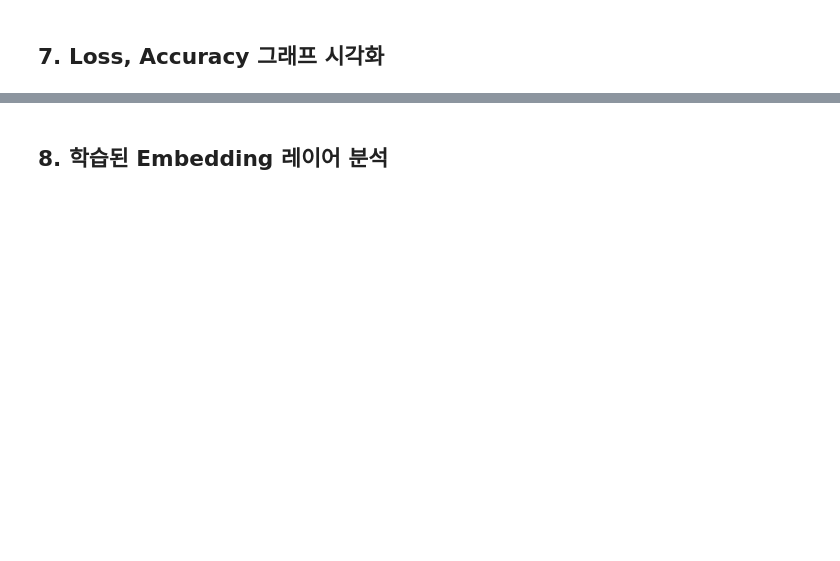
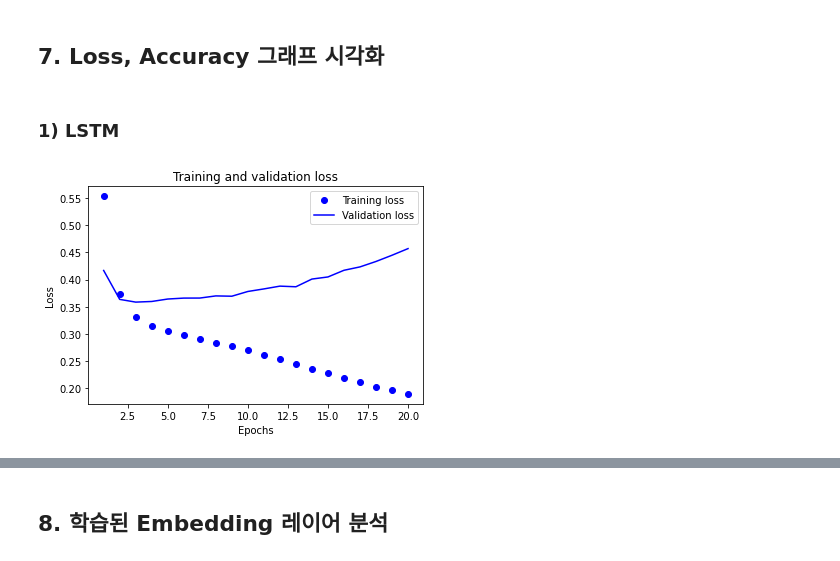
Before and after one commit to jx-dohwan/Aiffel_Exp_Project, a Jupyter notebook: [Exp_8]Analyzing_the_Sensibility_of_Film_Review_Texts.ipynb, the cells around one changed output, grey strips where cells are left out. Cells and saved outputs as stored; diff of their text form; code cells hidden in the pictures; blank space fills up the shorter version.

```diff
--- a/[Exp_8]Analyzing_the_Sensibility_of_Film_Review_Texts.ipynb
+++ b/[Exp_8]Analyzing_the_Sensibility_of_Film_Review_Texts.ipynb
@@ -82,7 +85,7 @@ print(gensim.__version__)
 # %% [markdown]
 ## 2. 데이터 준비와 확인
 # %%
-base_path = "/content/drive/MyDrive/인공지능/아이펠/ES/data/Analyzing the Sensibility of Film Review Texts"
+base_path = "/content/drive/MyDrive/인공지능/아이펠/ES/data/영화텍스트감성분석"
 train_data = pd.read_table(base_path+'/ratings_train.txt')
 test_data = pd.read_table(base_path+'/ratings_test.txt')
 
@@ -142,11 +145,11 @@ def load_data(train_data, test_data, num_words=10000):
     words = np.concatenate(X_train).tolist()
     counter = Counter(words)
     counter = counter.most_common(10000-4)
-    vocab = ['', '', '', ''] + [key for key, _ in counter]
+    vocab = ['<PAD>', '<BOS>', '<UNK>', '<UNUSED>'] + [key for key, _ in counter]
     word_to_index = {word:index for index, word in enumerate(vocab)}
 
     def wordlist_to_indexlist(wordlist):
-        return [word_to_index[word] if word in word_to_index else word_to_index[''] for word in wordlist]
+        return [word_to_index[word] if word in word_to_index else word_to_index['<UNK>'] for word in wordlist]
 
     X_train = list(map(wordlist_to_indexlist, X_train))
     X_test = list(map(wordlist_to_indexlist, X_test))
@@ -187,0 +376,13 @@ keras.preprocessing.sequence.pad_sequences 을 활용한 패딩 추가
+# %%
+model_lstm.compile(optimizer='adam',
+              loss='binary_crossentropy',
+              metrics=['accuracy'])
+
+epochs=20  # 몇 epoch를 훈련하면 좋을지 결과를 보면서 바꾸어 봅시다.
+
+history_lstm = model_lstm.fit(partial_X_train,
+                    partial_y_train,
+                    epochs=epochs,
+                    batch_size=512,
+                    validation_data=(X_val, y_val),
+                    verbose=1)
@@ -188,2 +494,28 @@ keras.preprocessing.sequence.pad_sequences 을 활용한 패딩 추가
 # %% [markdown]
 ## 7. Loss, Accuracy 그래프 시각화
+# %% [markdown]
+### 1) LSTM
+# %%
+import matplotlib.pyplot as plt
+
+history_dict = history_lstm.history
+
+acc = history_dict['accuracy']
+val_acc = history_dict['val_accuracy']
+loss = history_dict['loss']
+val_loss = history_dict['val_loss']
+
+epochs = range(1, len(acc) + 1)
+
+# "bo"는 "파란색 점"입니다
+plt.plot(epochs, loss, 'bo', label='Training loss')
+# b는 "파란 실선"입니다
+plt.plot(epochs, val_loss, 'b', label='Validation loss')
+plt.title('Training and validation loss')
+plt.xlabel('Epochs')
+plt.ylabel('Loss')
+plt.legend()
+
+plt.show()
+# %% [output]
+[figure, added]
```
Also changed, not shown: parts of 49 cells of this notebook.
